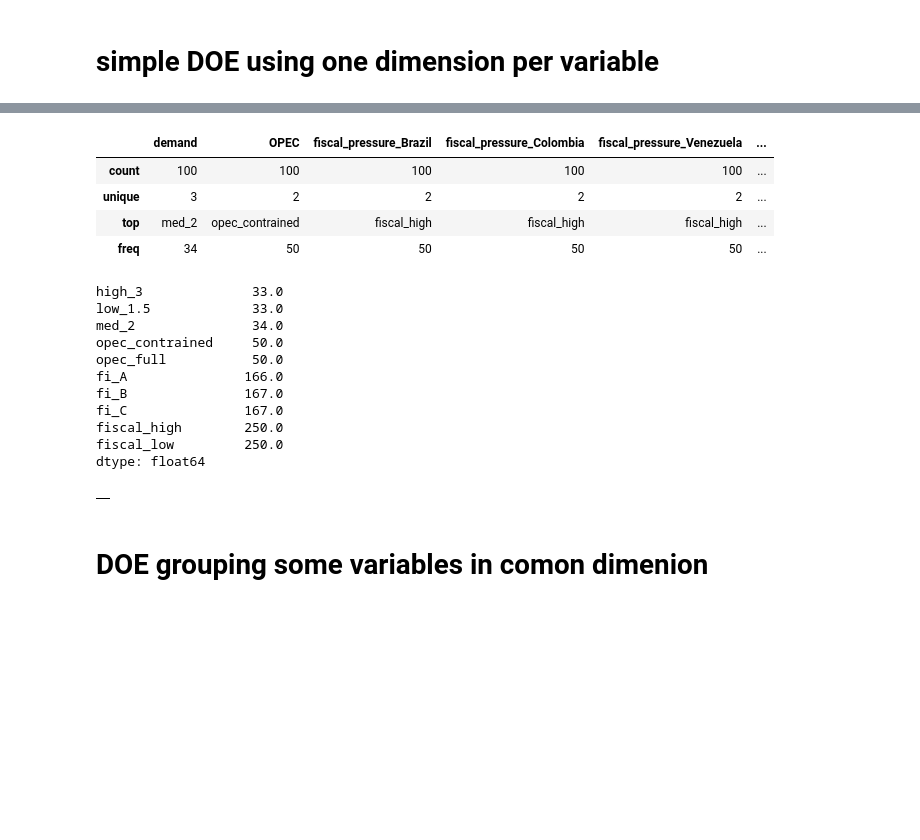
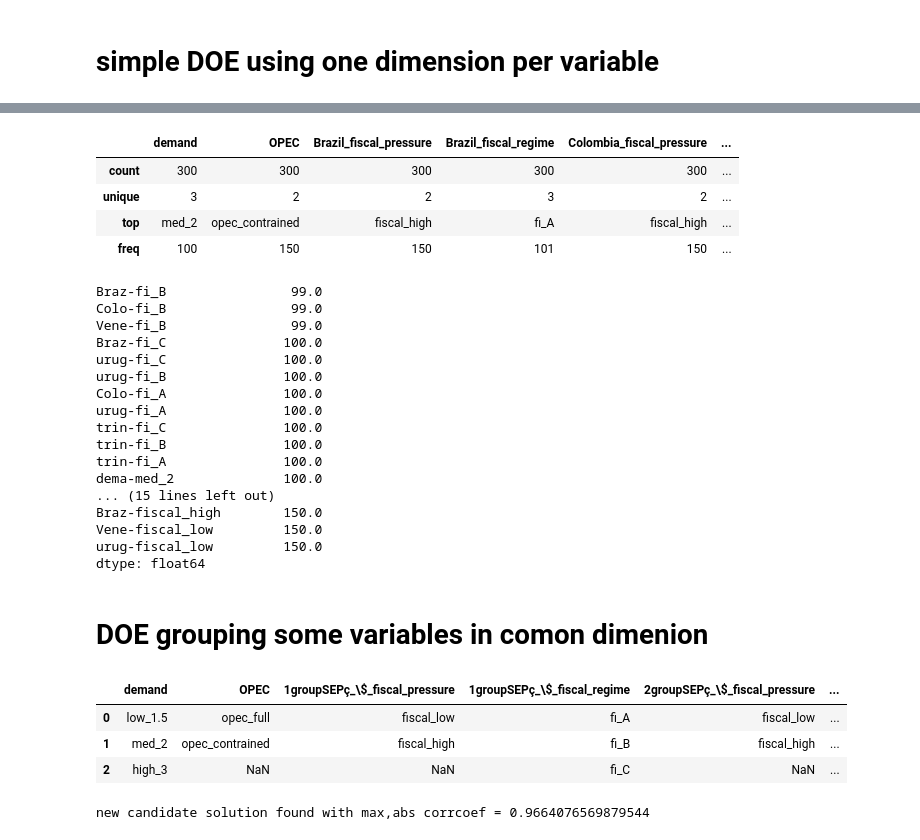
Before and after one commit to adrivsh/LHS_unburnable_oil_demo, a Jupyter notebook: combined_lhs_demo.ipynb, the cells around one changed output, grey strips where cells are left out. Cells and saved outputs as stored; diff of their text form; code cells hidden in the pictures; blank space fills up the shorter version.

```diff
--- a/combined_lhs_demo.ipynb
+++ b/combined_lhs_demo.ipynb
@@ -139,28 +107,56 @@ df
-# %%
-df.describe()
-# %% [output]
-|  | demand | OPEC | fiscal_pressure_Brazil | fiscal_pressure_Colombia | fiscal_pressure_Venezuela | ... |
-| count | 100 | 100 | 100 | 100 | 100 | ... |
-| unique | 3 | 2 | 2 | 2 | 2 | ... |
-| top | med_2 | opec_contrained | fiscal_high | fiscal_high | fiscal_high | ... |
-| freq | 34 | 50 | 50 | 50 | 50 | ... |
+# %%
+df= map_doe_to_labels (norm_doe, doe_params, numeric=False).astype(str)
+
+df.describe()
+# %% [output]
+|  | demand | OPEC | Brazil_fiscal_pressure | Brazil_fiscal_regime | Colombia_fiscal_pressure | ... |
+| count | 300 | 300 | 300 | 300 | 300 | ... |
+| unique | 3 | 2 | 2 | 3 | 2 | ... |
+| top | med_2 | opec_contrained | fiscal_high | fi_A | fiscal_high | ... |
+| freq | 100 | 150 | 150 | 101 | 150 | ... |
 # %%
+for c in df:
+    df[c] = c[:4]+'-'+df[c]
+
+
 df.apply(pd.value_counts).sum(axis=1).sort_values()
 # %% [output]
-high_3              33.0
-low_1.5             33.0
-med_2               34.0
-opec_contrained     50.0
-opec_full           50.0
-fi_A               166.0
-fi_B               167.0
-fi_C               167.0
-fiscal_high        250.0
-fiscal_low         250.0
+Braz-fi_B                99.0
+Colo-fi_B                99.0
+Vene-fi_B                99.0
+Braz-fi_C               100.0
+urug-fi_C               100.0
+urug-fi_B               100.0
+Colo-fi_A               100.0
+urug-fi_A               100.0
+trin-fi_C               100.0
+trin-fi_B               100.0
+trin-fi_A               100.0
+dema-med_2              100.0
+... (15 lines left out)
+Braz-fiscal_high        150.0
+Vene-fiscal_low         150.0
+urug-fiscal_low         150.0
 dtype: float64
-# %%
-df.T.corr()
-# %% [output]
-|  |
 # %% [markdown]
 #  DOE grouping some variables in comon dimenion
+# %%
+sep = "ç_\$"
+
+#this time we take the country groups, not the country, to multiply the dimensons
+coumpounded_dims =broadcast_simple(doe_params_coump.stack(), country_gp+sep).unstack().unstack()
+coumpounded_dims
+
+doe_params = pd.concat([doe_params_simple,
+                                             collapse_multi_colum(coumpounded_dims)],
+                                            axis=1)
+doe_params
+# %% [output]
+|  | demand | OPEC | 1groupSEPç_\$_fiscal_pressure | 1groupSEPç_\$_fiscal_regime | 2groupSEPç_\$_fiscal_pressure | ... |
+| 0 | low_1.5 | opec_full | fiscal_low | fi_A | fiscal_low | ... |
+| 1 | med_2 | opec_contrained | fiscal_high | fi_B | fiscal_high | ... |
+| 2 | high_3 | NaN | NaN | fi_C | NaN | ... |
+# %%
+norm_doe = generate_raw_doe(n_sample,doe_params, verbose=False)
+# %% [output]
+new candidate solution found with max,abs corrcoef = 0.9664076569879544
```
Also changed, not shown: parts of 13 cells of this notebook, 3 other files.
